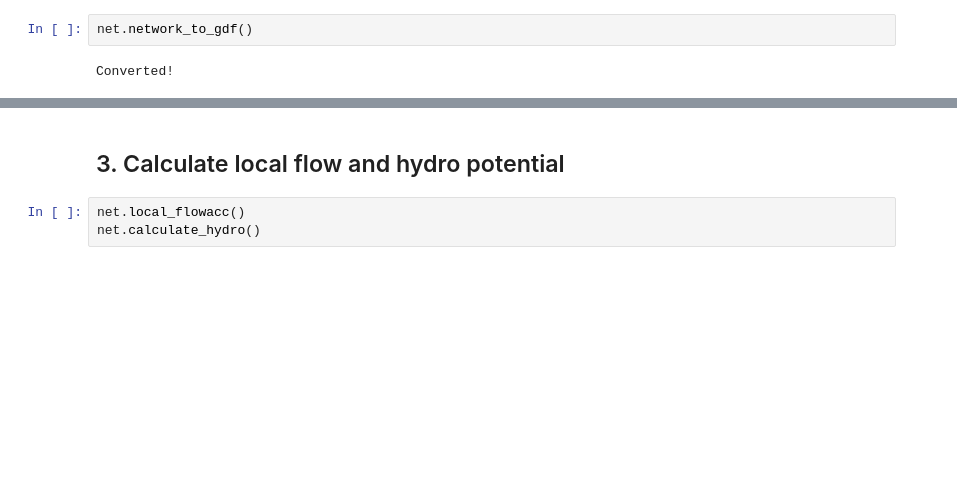
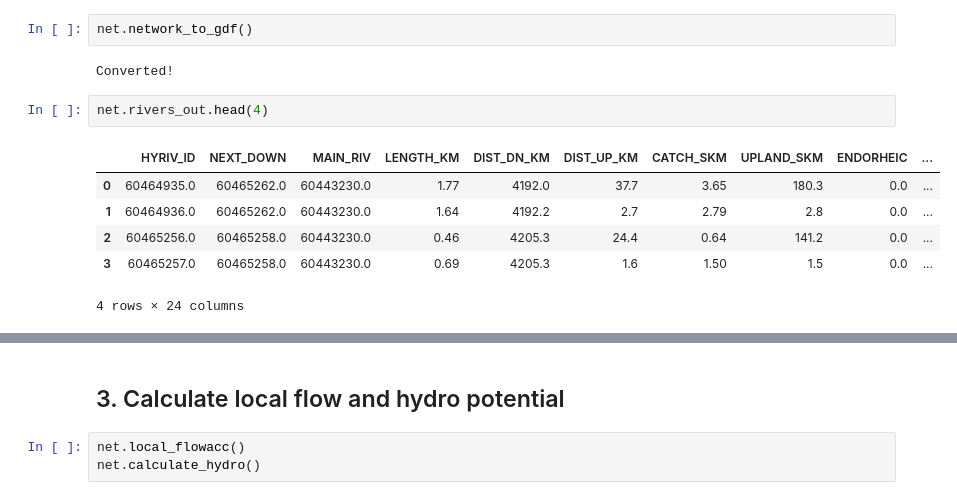
Before and after one commit to MarioSigner/hydronetworks, a Jupyter notebook: example.ipynb, the cells around one changed output, grey strips where cells are left out. Cells and saved outputs as stored; diff of their text form; blank space fills up the shorter version.

```diff
--- a/example.ipynb
+++ b/example.ipynb
@@ -157,3 +106,12 @@ Convert to GeoDataFrames
 net.network_to_gdf()
 # %% [output]
 Converted!
+# %%
+net.rivers_out.head(4)
+# %% [output]
+|  | HYRIV_ID | NEXT_DOWN | MAIN_RIV | LENGTH_KM | DIST_DN_KM | DIST_UP_KM | CATCH_SKM | UPLAND_SKM | ENDORHEIC | ... |
+| 0 | 60464935.0 | 60465262.0 | 60443230.0 | 1.77 | 4192.0 | 37.7 | 3.65 | 180.3 | 0.0 | ... |
+| 1 | 60464936.0 | 60465262.0 | 60443230.0 | 1.64 | 4192.2 | 2.7 | 2.79 | 2.8 | 0.0 | ... |
+| 2 | 60465256.0 | 60465258.0 | 60443230.0 | 0.46 | 4205.3 | 24.4 | 0.64 | 141.2 | 0.0 | ... |
+| 3 | 60465257.0 | 60465258.0 | 60443230.0 | 0.69 | 4205.3 | 1.6 | 1.50 | 1.5 | 0.0 | ... |
+4 rows × 24 columns
```
Also changed, not shown: parts of 34 cells of this notebook, 3 other files.
